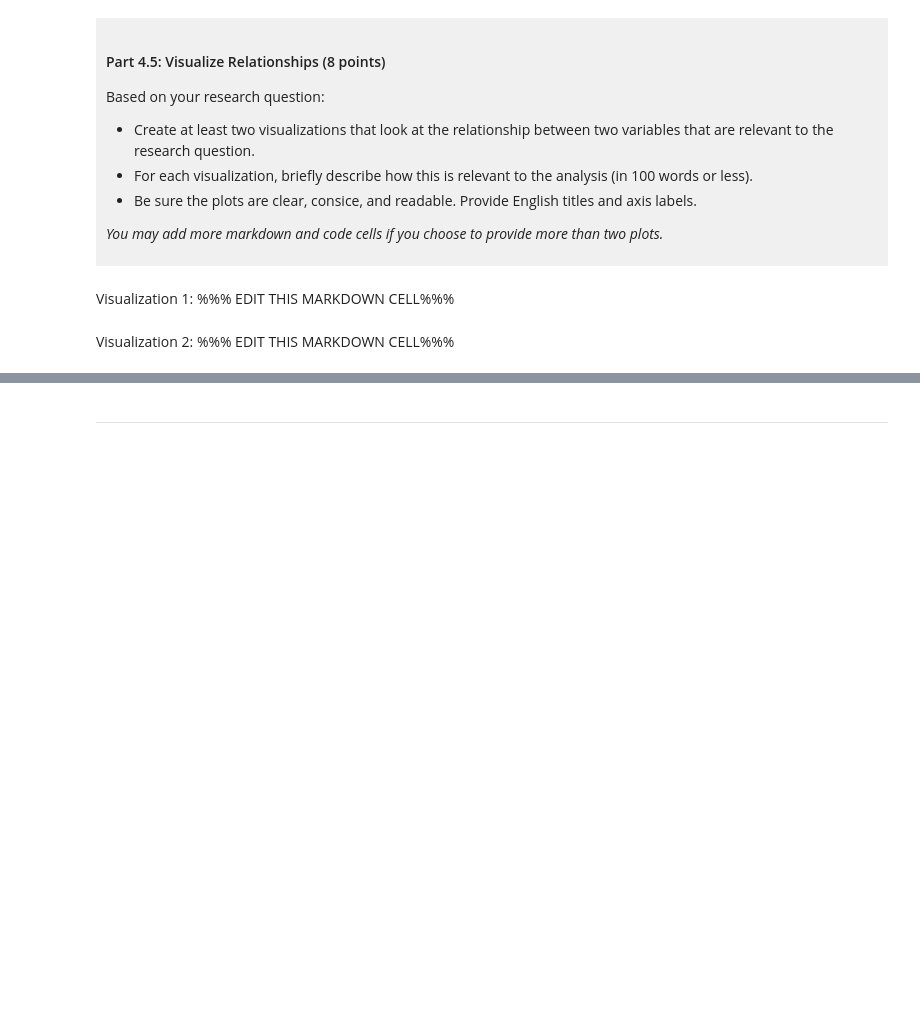
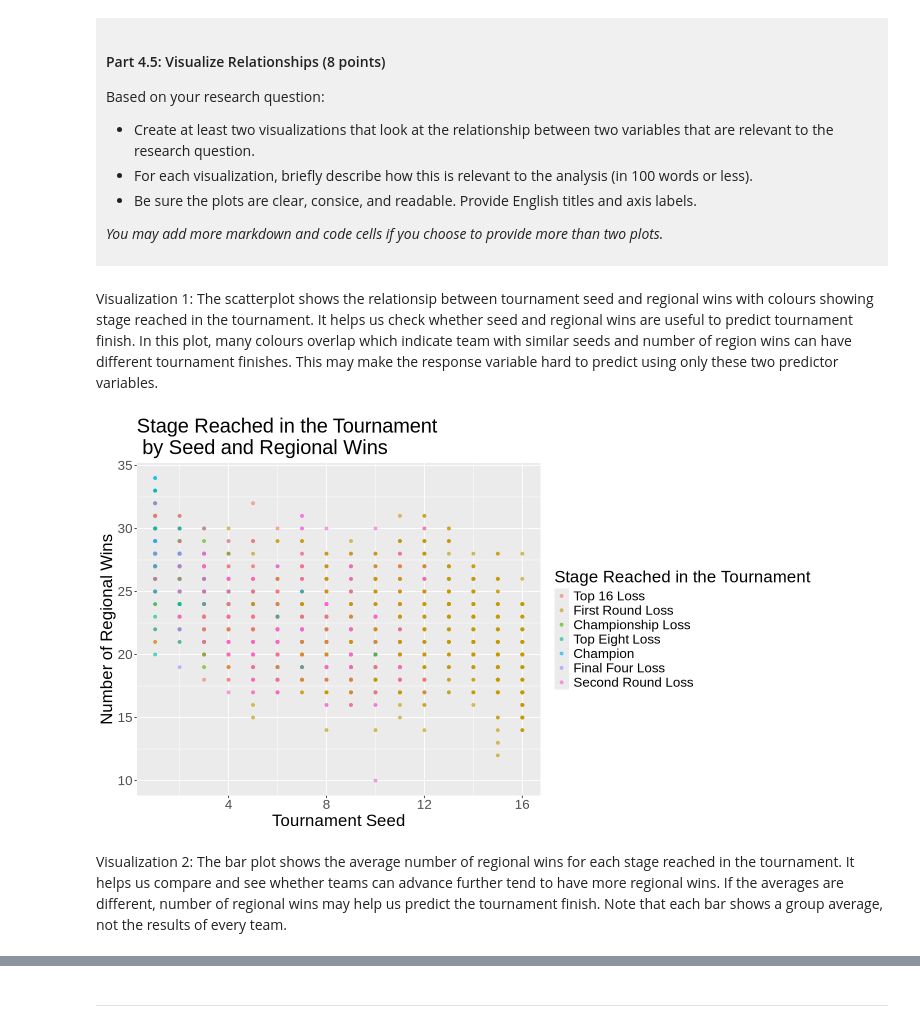
Before and after one commit to myanhvo-ubc/dsci-100-project-myanh-vo, a Jupyter notebook: dsci-100-project-notebook.ipynb, the cells around one changed output, grey strips where cells are left out. Drawn from its saved outputs; the diff is of its cells as text; code cells hidden in the pictures; blank space fills up the shorter version.

```diff
--- a/dsci-100-project-notebook.ipynb
+++ b/dsci-100-project-notebook.ipynb
@@ -322,9 +385,28 @@ Based on your research question:
 *You may add more markdown and code cells if you choose to provide more than two plots.*
 </div>
 # %% [markdown]
-Visualization 1: %%% EDIT THIS MARKDOWN CELL%%%
+Visualization 1: The scatterplot shows the relationsip between tournament seed and regional wins with colours showing stage reached in the tournament. It helps us check whether seed and regional wins are useful to predict tournament finish. In this plot, many colours overlap which indicate team with similar seeds and number of region wins can have different tournament finishes. This may make the response variable hard to predict using only these two predictor variables.
 # %%
-### EDIT THIS CODE CELL FOR VISUALIZATION 1###
+#Set plot dimensions
+options(repr.plot.width = 12, repr.plot.height = 7)
+
+#Create scatterplot shows relationship between two predictors
+relationship_plot <- women_march_tidy |> mutate(tourney_finish = fct_recode(tourney_finish,
+"First Round Loss" = "first_round_loss",
+"Second Round Loss" = "second_round_loss",
+"Top 16 Loss" = "top_16_loss",
+"Top Eight Loss" = "top_8_loss",
+"Final Four Loss" = "top_4_loss",
+"Championship Loss" = "top_2_loss",
+"Champion" = "champ")) |>
+ggplot( aes(x = seed, y = reg_wins, color = tourney_finish)) +
+geom_point(alpha = 0.6) +
+labs(x = "Tournament Seed",y = "Number of Regional Wins",color = "Stage Reached in the Tournament")+
+ggtitle("Stage Reached in the Tournament \n by Seed and Regional Wins")+
+theme(text = element_text(size = 20))
+relationship_plot
+# %% [output]
+[figure, added]
 # %% [markdown]
-Visualization 2: %%% EDIT THIS MARKDOWN CELL%%%
+Visualization 2: The bar plot shows the average number of regional wins for each stage reached in the tournament. It helps us compare and see whether teams can advance further tend to have more regional wins. If the averages are different, number of regional wins may help us predict the tournament finish. Note that each bar shows a group average, not the results of every team.
 # %%
```
Also changed, not shown: parts of 11 cells of this notebook.
